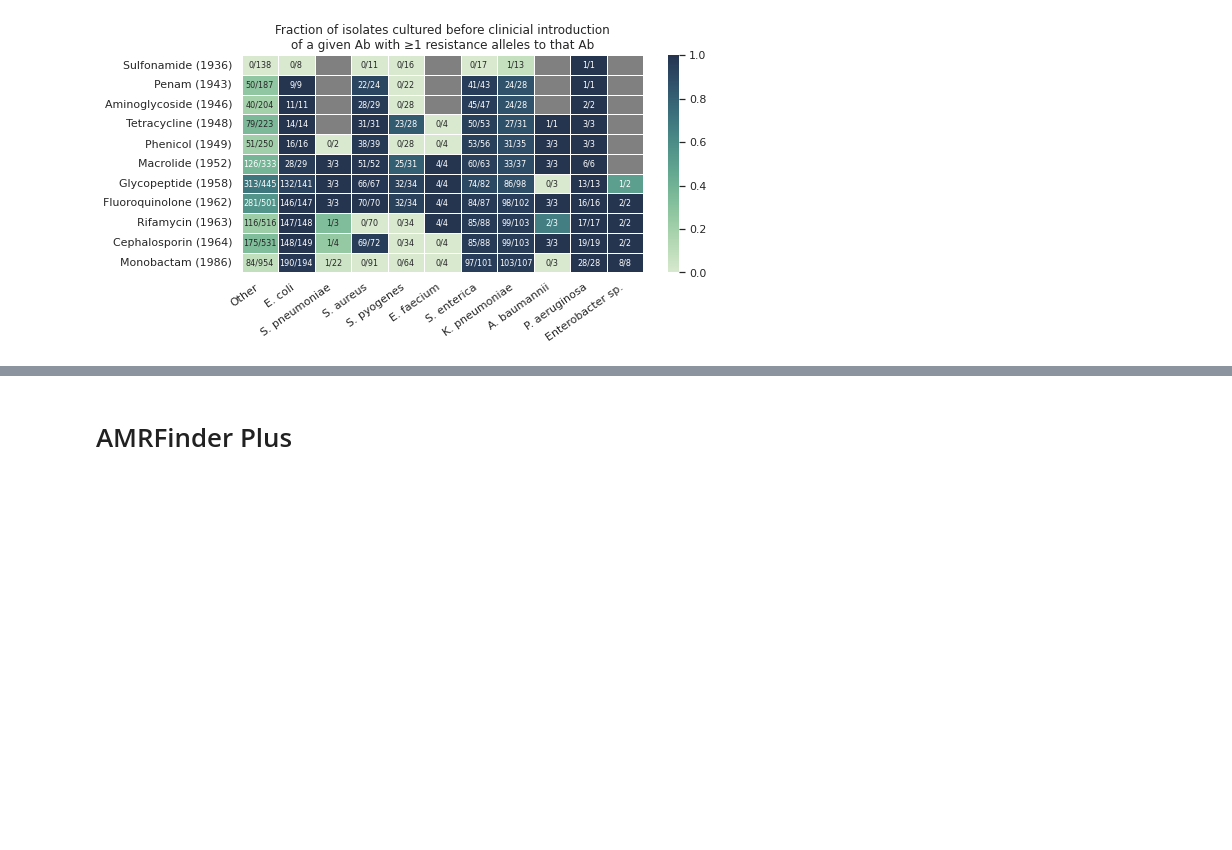
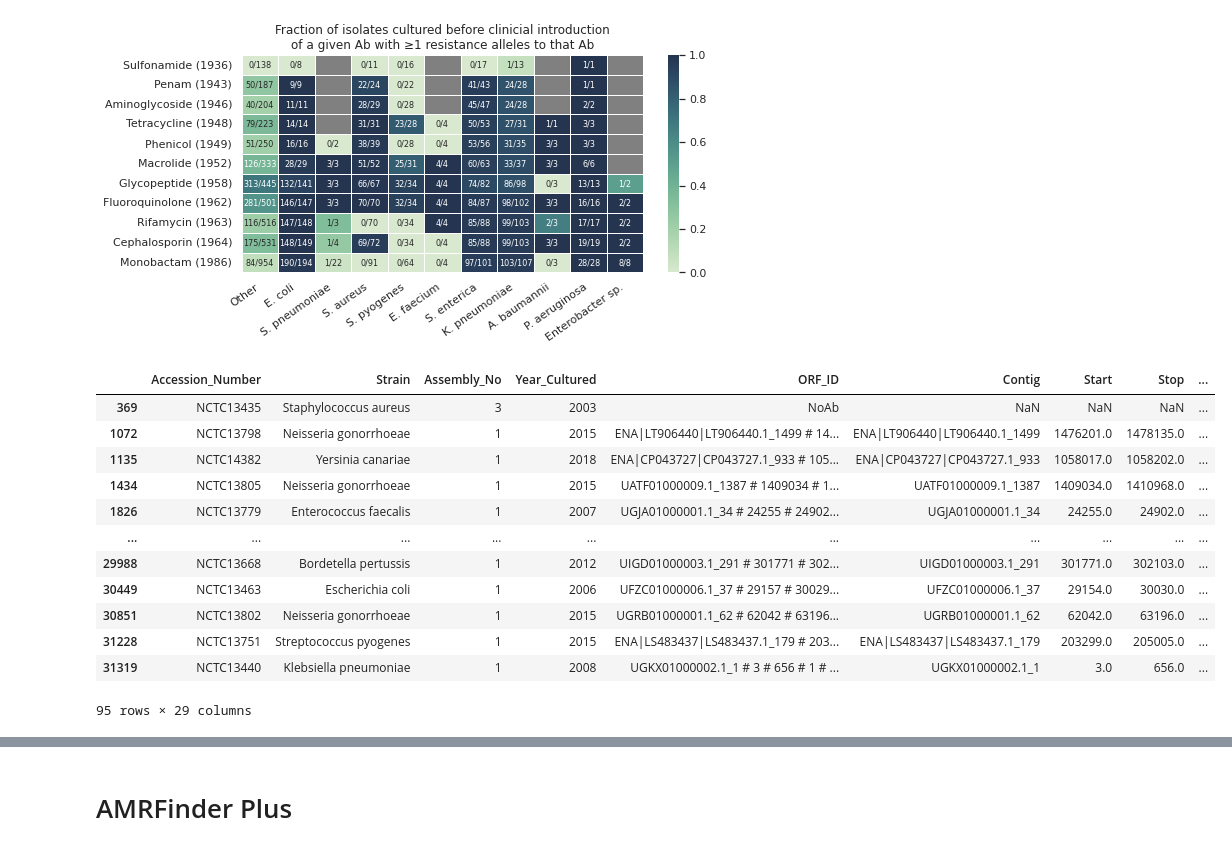
Before and after one commit to baymlab/project_microtrawler, a Jupyter notebook: post-analysis/figures-in-paper/figure-2--preabresist.ipynb, the cells around one changed output, grey strips where cells are left out. Drawn from its saved outputs; the diff is of its cells as text; code cells hidden in the pictures; blank space fills up the shorter version.

```diff
--- a/post-analysis/figures-in-paper/figure-2--preabresist.ipynb
+++ b/post-analysis/figures-in-paper/figure-2--preabresist.ipynb
@@ -328,3 +328,19 @@ findfont: Font family ['Arial'] not found. Falling back to DejaVu Sans.
 findfont: Font family ['Arial'] not found. Falling back to DejaVu Sans.
 findfont: Font family ['Arial'] not found. Falling back to DejaVu Sans.
 [figure]
+# %%
+df.loc[df['Year_Cultured']>2000].drop_duplicates('Accession_Number')
+# %% [output]
+|  | Accession_Number | Strain | Assembly_No | Year_Cultured | ORF_ID | Contig | Start | Stop | ... |
+| 369 | NCTC13435 | Staphylococcus aureus | 3 | 2003 | NoAb | NaN | NaN | NaN | ... |
+| 1072 | NCTC13798 | Neisseria gonorrhoeae | 1 | 2015 | ENA|LT906440|LT906440.1_1499 # 14... | ENA|LT906440|LT906440.1_1499 | 1476201.0 | 1478135.0 | ... |
+| 1135 | NCTC14382 | Yersinia canariae | 1 | 2018 | ENA|CP043727|CP043727.1_933 # 105... | ENA|CP043727|CP043727.1_933 | 1058017.0 | 1058202.0 | ... |
+| 1434 | NCTC13805 | Neisseria gonorrhoeae | 1 | 2015 | UATF01000009.1_1387 # 1409034 # 1... | UATF01000009.1_1387 | 1409034.0 | 1410968.0 | ... |
+| 1826 | NCTC13779 | Enterococcus faecalis | 1 | 2007 | UGJA01000001.1_34 # 24255 # 24902... | UGJA01000001.1_34 | 24255.0 | 24902.0 | ... |
+| ... | ... | ... | ... | ... | ... | ... | ... | ... | ... |
+| 29988 | NCTC13668 | Bordetella pertussis | 1 | 2012 | UIGD01000003.1_291 # 301771 # 302... | UIGD01000003.1_291 | 301771.0 | 302103.0 | ... |
+| 30449 | NCTC13463 | Escherichia coli | 1 | 2006 | UFZC01000006.1_37 # 29157 # 30029... | UFZC01000006.1_37 | 29154.0 | 30030.0 | ... |
+| 30851 | NCTC13802 | Neisseria gonorrhoeae | 1 | 2015 | UGRB01000001.1_62 # 62042 # 63196... | UGRB01000001.1_62 | 62042.0 | 63196.0 | ... |
+| 31228 | NCTC13751 | Streptococcus pyogenes | 1 | 2015 | ENA|LS483437|LS483437.1_179 # 203... | ENA|LS483437|LS483437.1_179 | 203299.0 | 205005.0 | ... |
+| 31319 | NCTC13440 | Klebsiella pneumoniae | 1 | 2008 | UGKX01000002.1_1 # 3 # 656 # 1 # ... | UGKX01000002.1_1 | 3.0 | 656.0 | ... |
+95 rows × 29 columns
```
Also changed, not shown: parts of 1 cell of this notebook, 3 other files.
